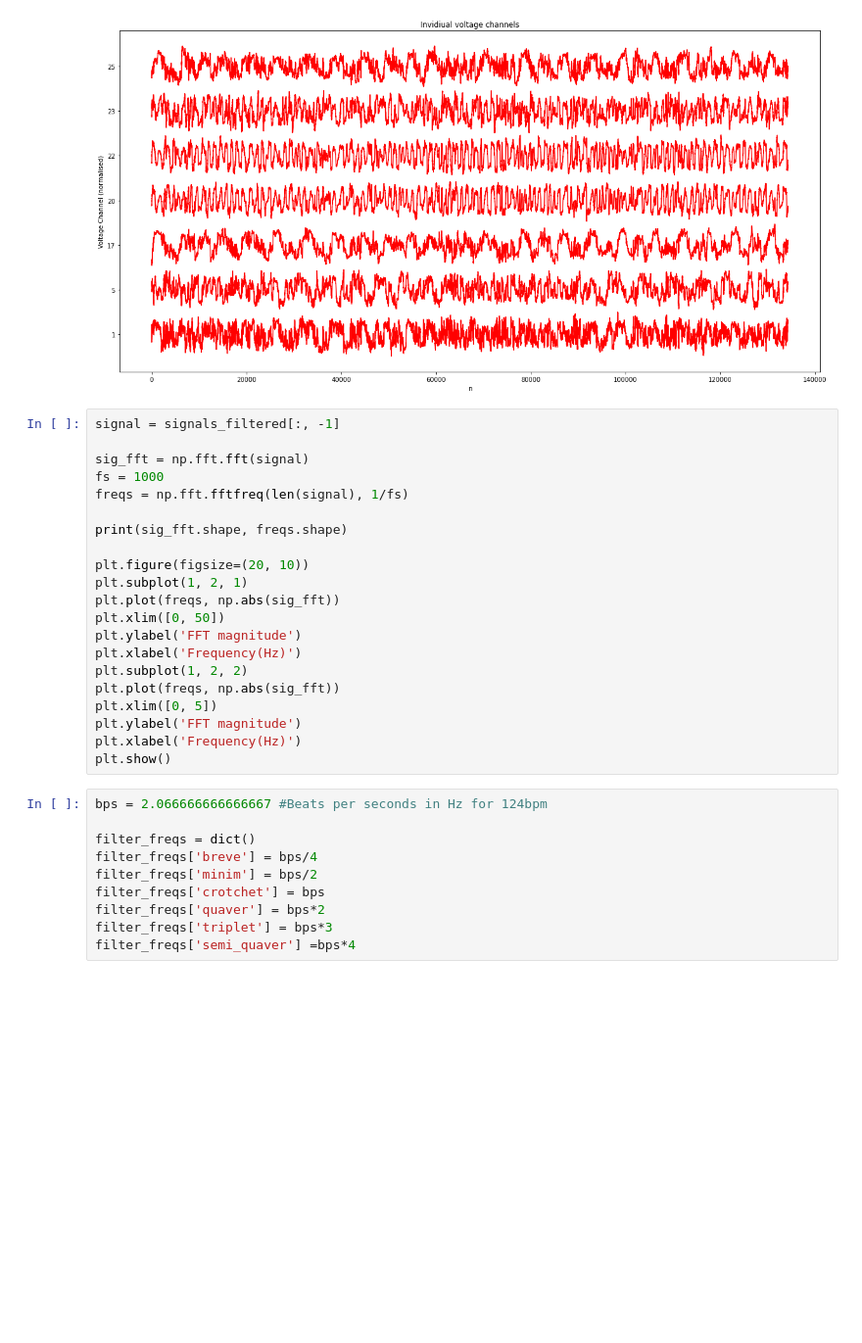
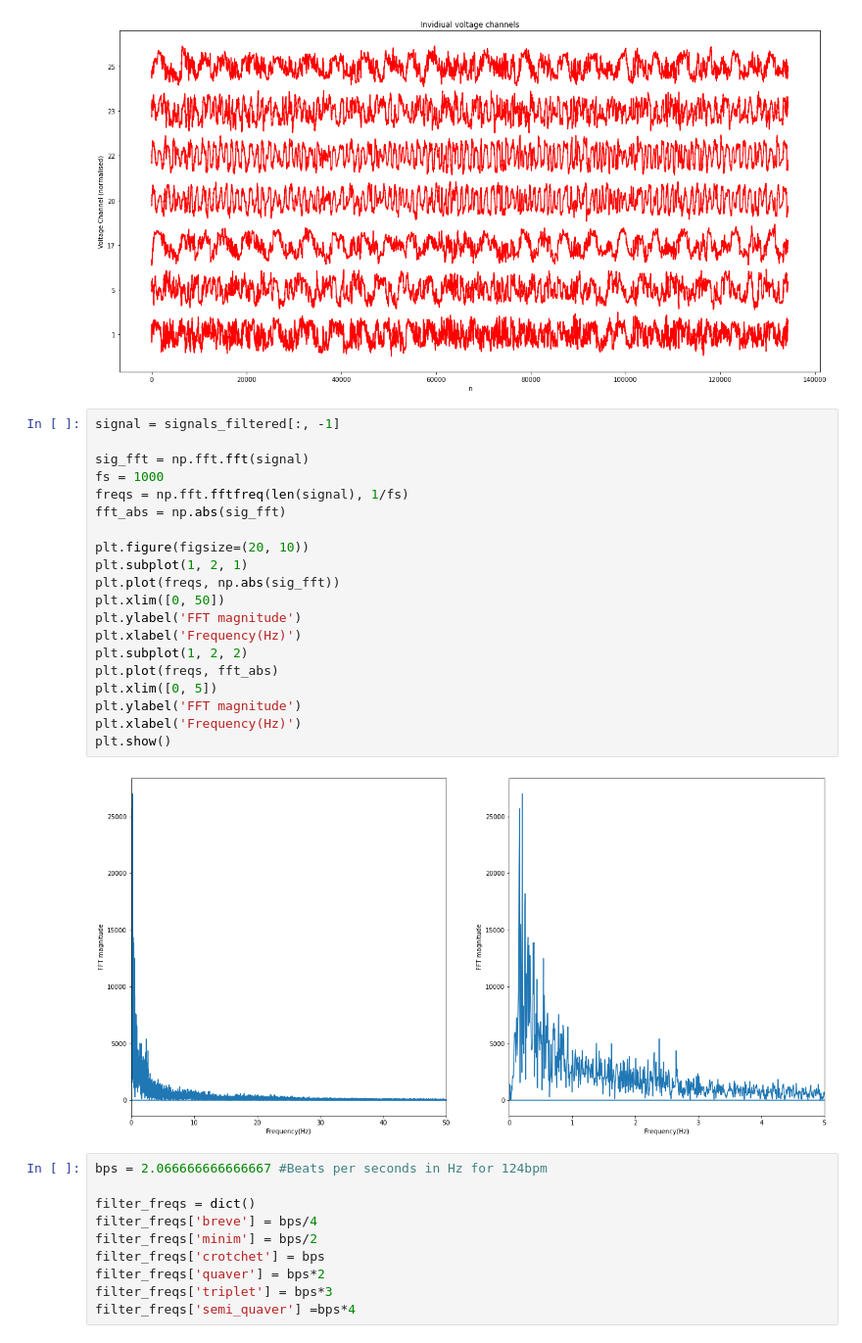
Before and after one commit to rnatarajan98/Frequency-band-midi-decomposition, a Jupyter notebook: main.ipynb, the cells around one changed output. Shown at 98% size. Saved outputs shown, nothing was run; the diff lists cells and outputs as text; blank space fills up the shorter version.

```diff
--- a/main.ipynb
+++ b/main.ipynb
@@ -73,24 +73,25 @@ plt.show()
 # %%
 signal = signals_filtered[:, -1]
 
 sig_fft = np.fft.fft(signal)
 fs = 1000
 freqs = np.fft.fftfreq(len(signal), 1/fs)
-
-print(sig_fft.shape, freqs.shape)
+fft_abs = np.abs(sig_fft)
 
 plt.figure(figsize=(20, 10))
 plt.subplot(1, 2, 1)
 plt.plot(freqs, np.abs(sig_fft))
 plt.xlim([0, 50])
 plt.ylabel('FFT magnitude')
 plt.xlabel('Frequency(Hz)')
 plt.subplot(1, 2, 2)
-plt.plot(freqs, np.abs(sig_fft))
+plt.plot(freqs, fft_abs)
 plt.xlim([0, 5])
 plt.ylabel('FFT magnitude')
 plt.xlabel('Frequency(Hz)')
 plt.show()
+# %% [output]
+[figure, added]
 # %%
 bps = 2.066666666666667 #Beats per seconds in Hz for 124bpm
 
```
Also changed, not shown: parts of 3 cells of this notebook.
